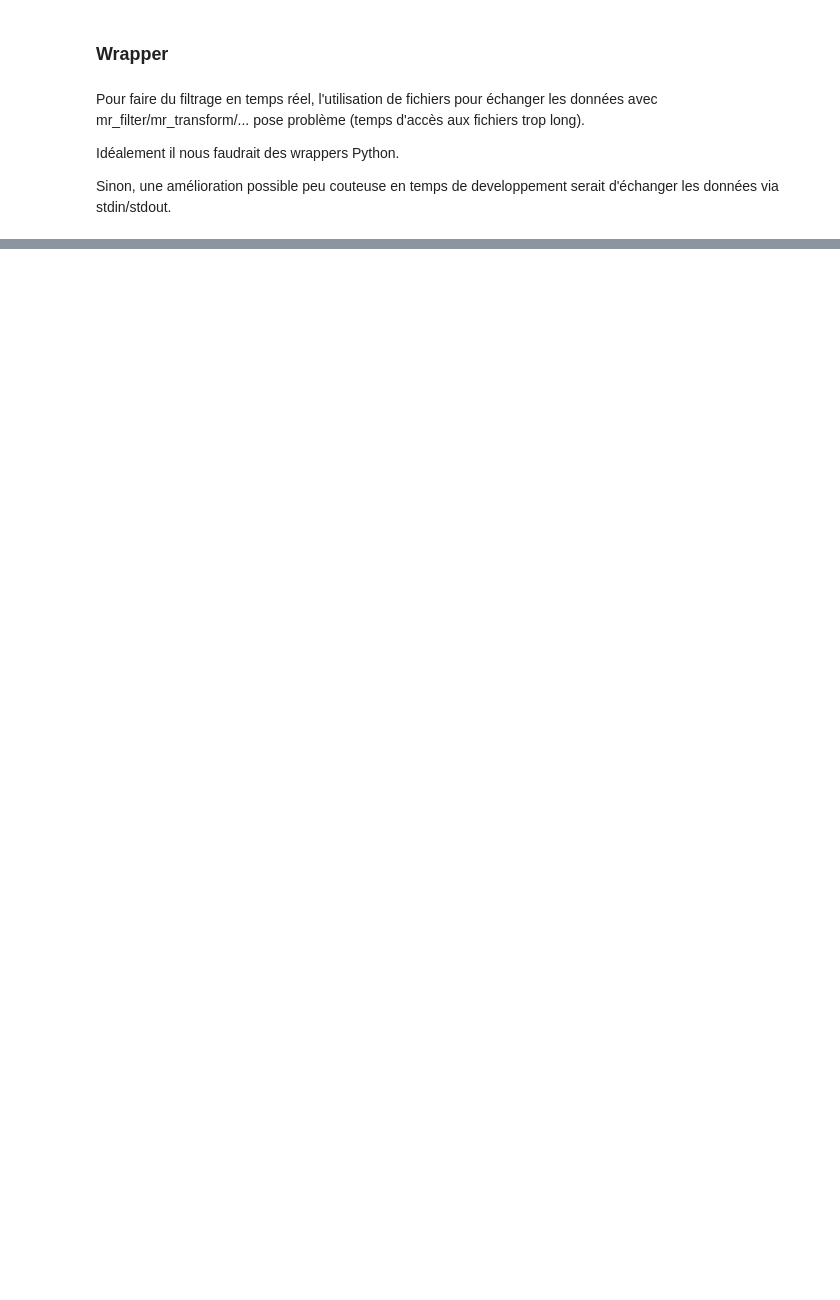
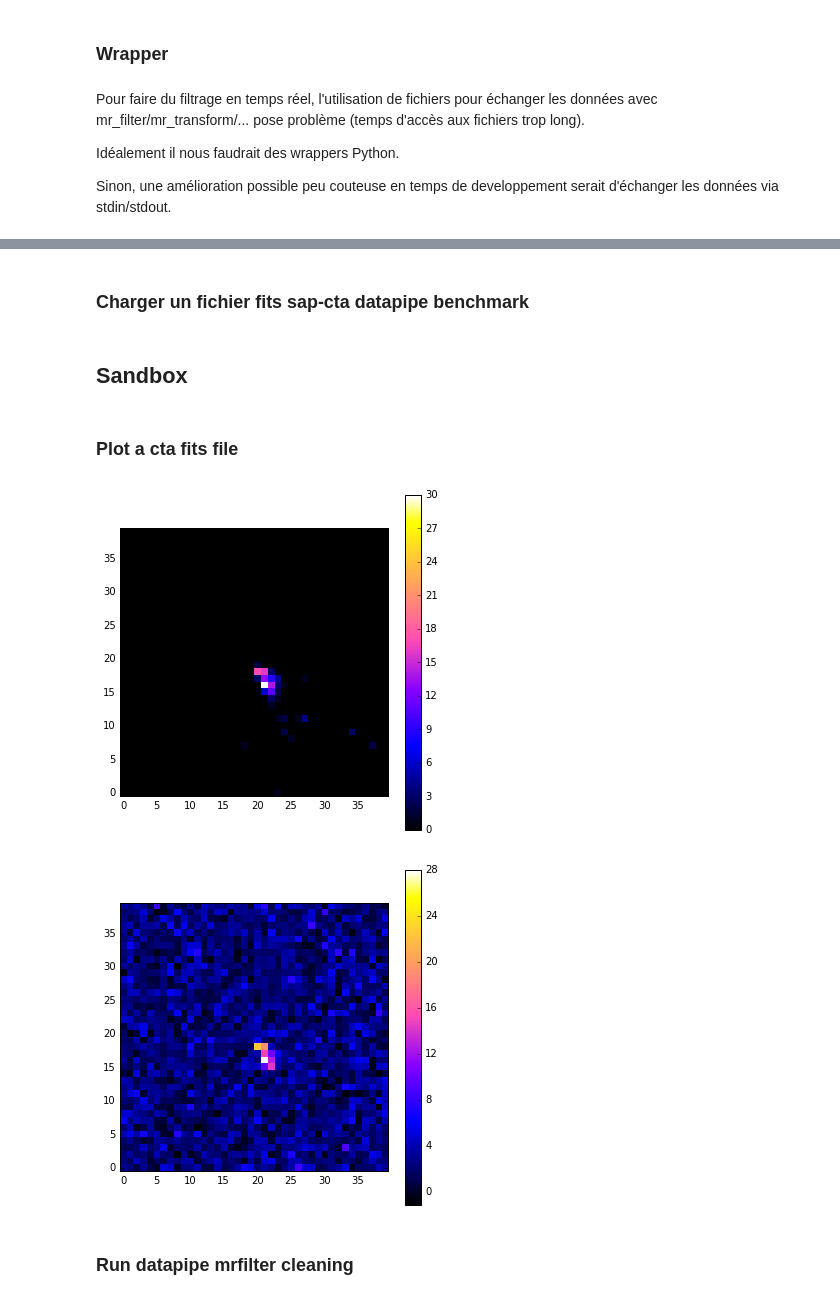
Before and after one commit to jdhp-sap/pywi-cta-legacy, a Jupyter notebook: cosmostat.ipynb, the cells around one changed output, grey strips where cells are left out. Saved outputs shown, nothing was run; the diff lists cells and outputs as text; code cells hidden in the pictures; blank space fills up the shorter version.

```diff
--- a/cosmostat.ipynb
+++ b/cosmostat.ipynb
@@ -173,0 +218,52 @@ Sinon, une amélioration possible peu couteuse en temps de developpement serait
+# %% [markdown]
+### Charger un fichier fits sap-cta datapipe benchmark
+# %%
+def read_cta_file(file_path):
+    hdu_list = fits.open(file_path) # Open the FITS file
+
+    if (len(hdu_list) != 7) or (not hdu_list[0].is_image) or (not hdu_list[1].is_image) or (not hdu_list[2].is_image) or (not hdu_list[3].is_image) or (not hdu_list[4].is_image) or (not hdu_list[5].is_image) or (not hdu_list[6].is_image):
+        hdu_list.close()
+        raise Exception("Wrong file structure")
+
+    hdu0, hdu1, hdu2, hdu3, hdu4, hdu5, hdu6 = hdu_list
+
+    # IMAGES
+    images_dict = {}
+
+    images_dict["input_image"] = hdu0.data        # "hdu.data" is a Numpy Array
+    images_dict["reference_image"] = hdu1.data    # "hdu.data" is a Numpy Array
+    images_dict["adc_sum_image"] = hdu2.data      # "hdu.data" is a Numpy Array
+    #images_dict["pedestal_image"] = hdu3.data     # "hdu.data" is a Numpy Array
+    #images_dict["gains_image"] = hdu4.data        # "hdu.data" is a Numpy Array
+    #images_dict["calibration_image"] = hdu5.data  # "hdu.data" is a Numpy Array
+    #images_dict["pixels_position"] = hdu6.data    # "hdu.data" is a Numpy Array
+
+    hdu_list.close()                # Close the FITS file
+
+    return images_dict
+# %%
+def plot(data, title=""):
+    fig = plt.figure()
+    ax = fig.add_subplot(111)
+
+    im = ax.imshow(data, interpolation='nearest', origin='lower', cmap="gnuplot2")   # cmap=cm.inferno and cmap="inferno" are both valid
+    ax.set_title(title)
+
+    plt.colorbar(im) # draw the colorbar
+    plt.show()
+# %% [markdown]
+## Sandbox
+# %% [markdown]
+### Plot a cta fits file
+# %%
+file_path = "/Users/jdecock/data/astri_mini_array/fits/gamma/run1001.simtel.gz_TEL001_EV00507.fits"
+
+plot(read_cta_file(file_path)["reference_image"])
+plot(read_cta_file(file_path)["input_image"])
+#plot(read_cta_file(file_path)["adc_sum_image"][0])
+#plot(read_cta_file(file_path)["calibration_image"][0])
+# %% [output]
+[figure, added]
+[figure, added]
+# %% [markdown]
+### Run datapipe mrfilter cleaning
```
Also changed, not shown: parts of 20 cells of this notebook.
